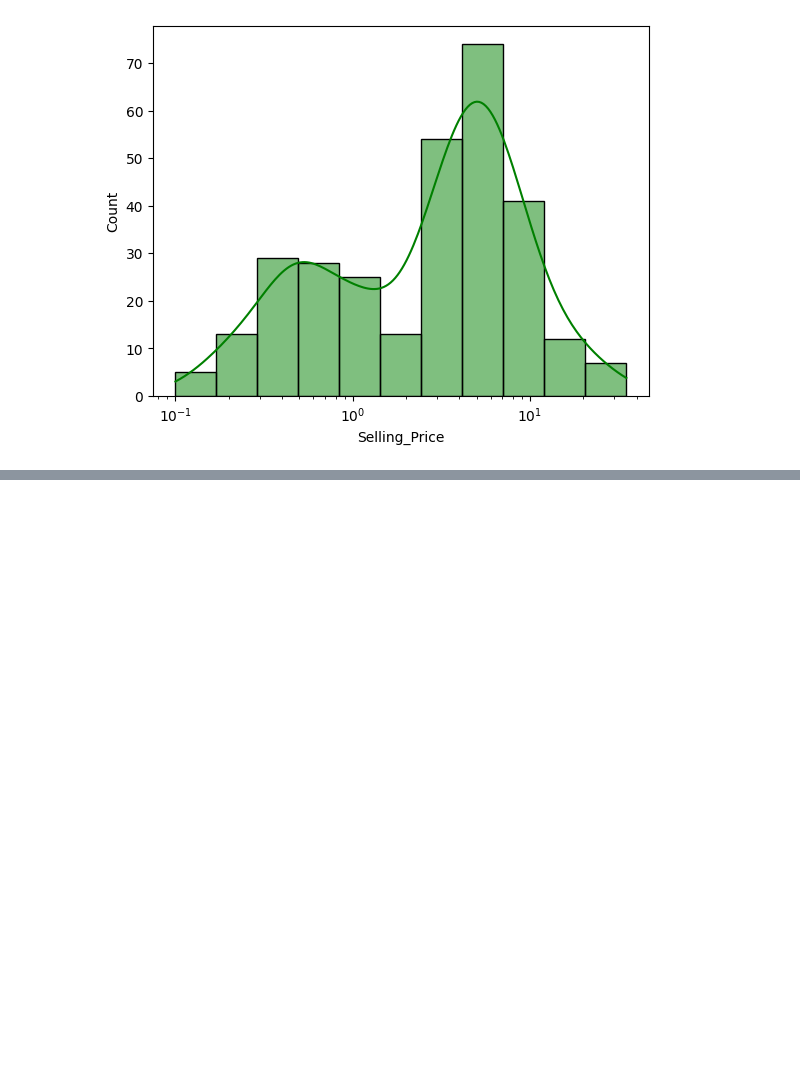
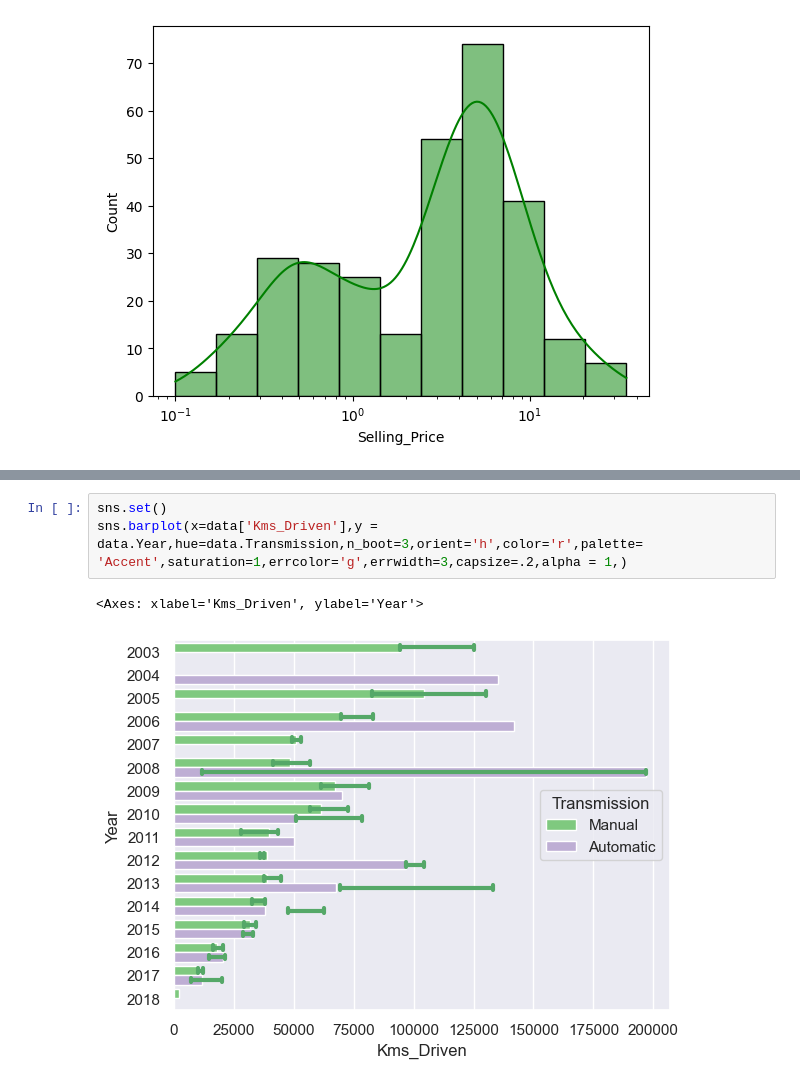
Before and after one commit to Nanda-Kiran-Royal/Learning_Seaborn, a Jupyter notebook: Seaborn.ipynb, the cells around one changed output, grey strips where cells are left out. Saved outputs shown, nothing was run; the diff lists cells and outputs as text; blank space fills up the shorter version.

```diff
--- a/Seaborn.ipynb
+++ b/Seaborn.ipynb
@@ -58,0 +78,6 @@ sns.histplot(data.Selling_Price,kde=True,color='g',log_scale=True)
+# %%
+sns.set()
+sns.barplot(x=data['Kms_Driven'],y = data.Year,hue=data.Transmission,n_boot=3,orient='h',color='r',palette= 'Accent',saturation=1,errcolor='g',errwidth=3,capsize=.2,alpha = 1,)
+# %% [output]
+<Axes: xlabel='Kms_Driven', ylabel='Year'>
+[figure, added]
```
Also changed, not shown: parts of 4 cells of this notebook.
